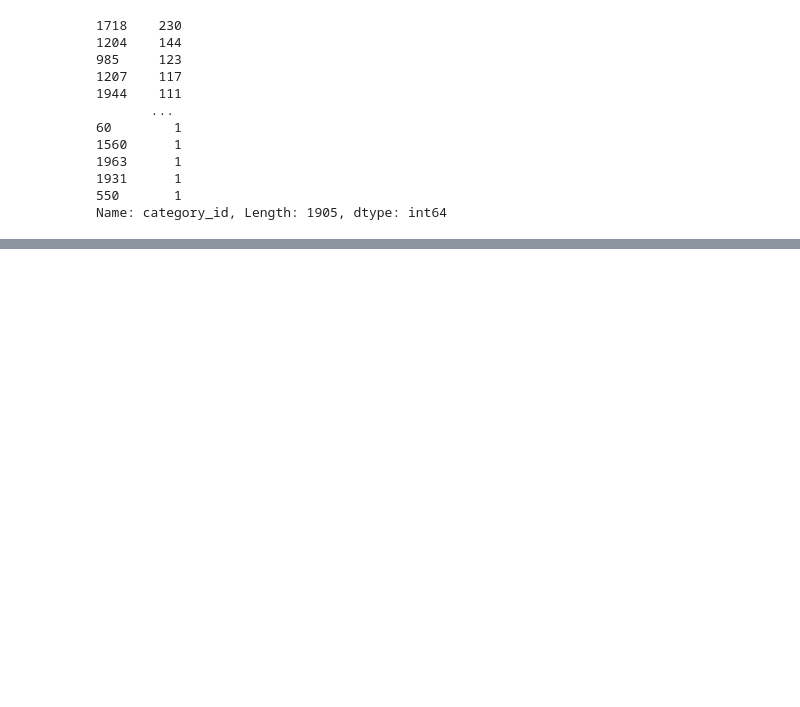
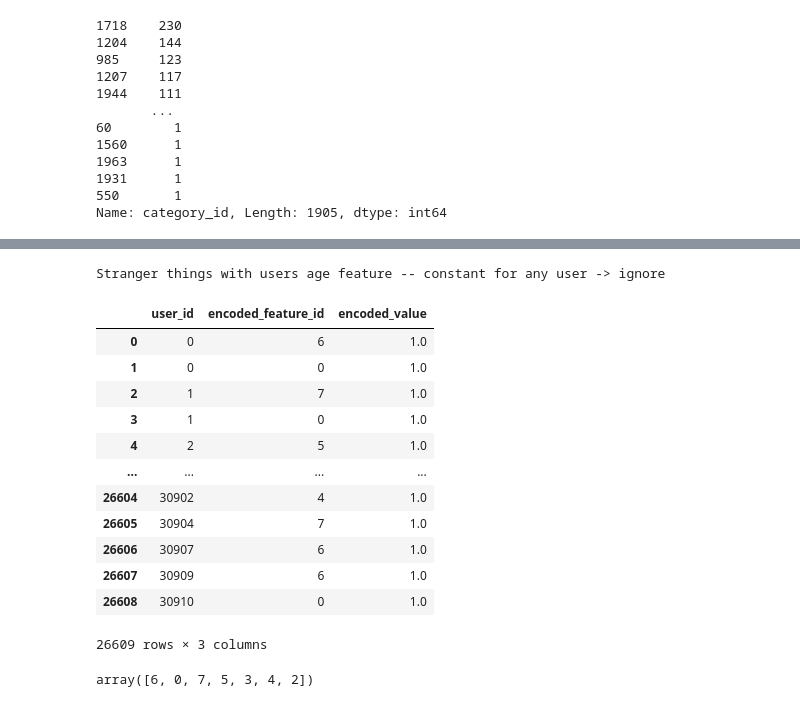
Before and after one commit to VitalyPetrov/goods-recommendations, a Jupyter notebook: goods-recsys.ipynb, the cells around one changed output, grey strips where cells are left out. Saved outputs shown, nothing was run; the diff lists cells and outputs as text; code cells hidden in the pictures; blank space fills up the shorter version.

```diff
--- a/goods-recsys.ipynb
+++ b/goods-recsys.ipynb
@@ -200,0 +231,31 @@ goods_attributes
+# %%
+if not users_age.age.std():
+    print('Stranger things with users age feature -- constant for any user -> ignore')
+# %% [output]
+Stranger things with users age feature -- constant for any user -> ignore
+# %%
+users_region = pd.read_csv(
+    'data/user_region.csv',
+    names=['user_id', 'encoded_feature_id', 'encoded_value'],
+    skiprows=1
+)
+
+users_region
+# %% [output]
+|  | user_id | encoded_feature_id | encoded_value |
+| 0 | 0 | 6 | 1.0 |
+| 1 | 0 | 0 | 1.0 |
+| 2 | 1 | 7 | 1.0 |
+| 3 | 1 | 0 | 1.0 |
+| 4 | 2 | 5 | 1.0 |
+| ... | ... | ... | ... |
+| 26604 | 30902 | 4 | 1.0 |
+| 26605 | 30904 | 7 | 1.0 |
+| 26606 | 30907 | 6 | 1.0 |
+| 26607 | 30909 | 6 | 1.0 |
+| 26608 | 30910 | 0 | 1.0 |
+26609 rows × 3 columns
+# %%
+users_region.encoded_feature_id.unique()
+# %% [output]
+array([6, 0, 7, 5, 3, 4, 2])
```
Also changed, not shown: parts of 7 cells of this notebook.
